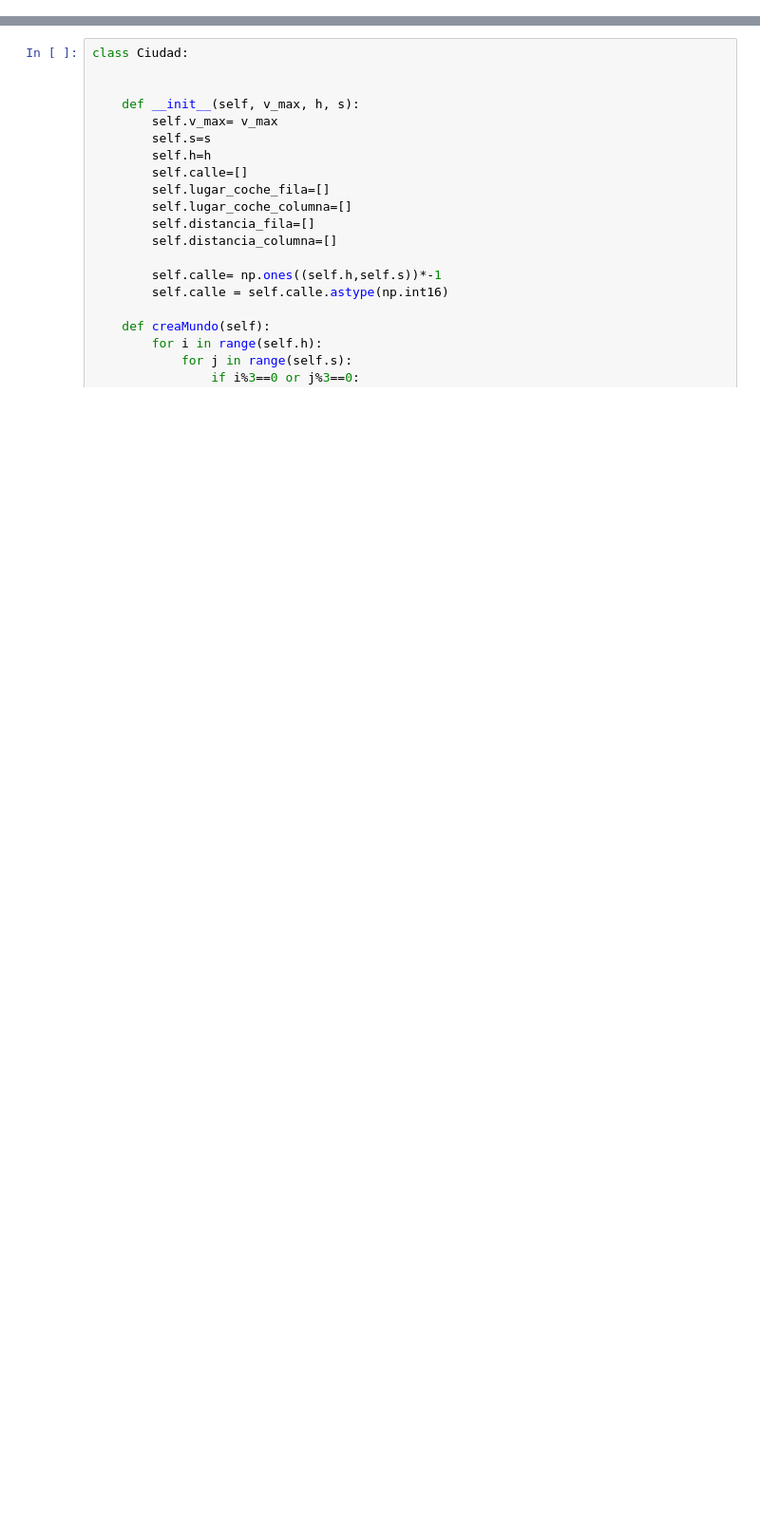
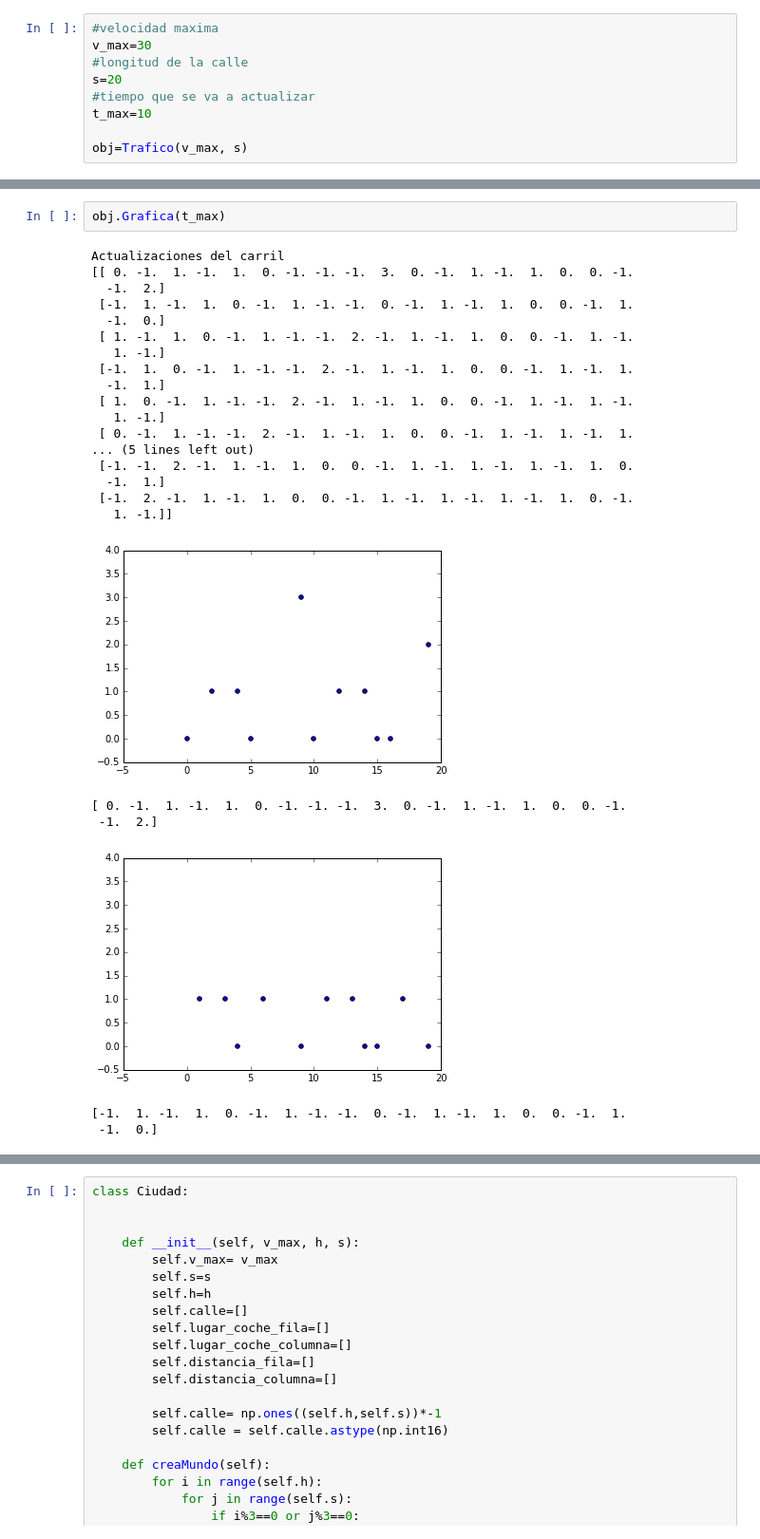
Before and after one commit to RobertoGalanC/mate-computacional, a Jupyter notebook: alumnos/RobertoGalanC/Proyecto.ipynb, the cells around one changed output, grey strips where cells are left out. Shown at 95% size. Cells and saved outputs as stored; diff of their text form; blank space fills up the shorter version.

```diff
--- a/alumnos/RobertoGalanC/Proyecto.ipynb
+++ b/alumnos/RobertoGalanC/Proyecto.ipynb
@@ -121,0 +168,9 @@ IndexError: index 20 is out of bounds for axis 0 with size 20
+# %%
+#velocidad maxima
+v_max=30
+#longitud de la calle
+s=20
+#tiempo que se va a actualizar
+t_max=10
+
+obj=Trafico(v_max, s)
@@ -121,0 +181,26 @@ IndexError: index 20 is out of bounds for axis 0 with size 20
+# %%
+obj.Grafica(t_max)
+# %% [output]
+Actualizaciones del carril
+[[ 0. -1.  1. -1.  1.  0. -1. -1. -1.  3.  0. -1.  1. -1.  1.  0.  0. -1.
+  -1.  2.]
+ [-1.  1. -1.  1.  0. -1.  1. -1. -1.  0. -1.  1. -1.  1.  0.  0. -1.  1.
+  -1.  0.]
+ [ 1. -1.  1.  0. -1.  1. -1. -1.  2. -1.  1. -1.  1.  0.  0. -1.  1. -1.
+   1. -1.]
+ [-1.  1.  0. -1.  1. -1. -1.  2. -1.  1. -1.  1.  0.  0. -1.  1. -1.  1.
+  -1.  1.]
+ [ 1.  0. -1.  1. -1. -1.  2. -1.  1. -1.  1.  0.  0. -1.  1. -1.  1. -1.
+   1. -1.]
+ [ 0. -1.  1. -1. -1.  2. -1.  1. -1.  1.  0.  0. -1.  1. -1.  1. -1.  1.
+... (5 lines left out)
+ [-1. -1.  2. -1.  1. -1.  1.  0.  0. -1.  1. -1.  1. -1.  1. -1.  1.  0.
+  -1.  1.]
+ [-1.  2. -1.  1. -1.  1.  0.  0. -1.  1. -1.  1. -1.  1. -1.  1.  0. -1.
+   1. -1.]]
+[figure, added]
+[ 0. -1.  1. -1.  1.  0. -1. -1. -1.  3.  0. -1.  1. -1.  1.  0.  0. -1.
+ -1.  2.]
+[figure, added]
+[-1.  1. -1.  1.  0. -1.  1. -1. -1.  0. -1.  1. -1.  1.  0.  0. -1.  1.
+ -1.  0.]
```
Also changed, not shown: parts of 16 cells of this notebook.
